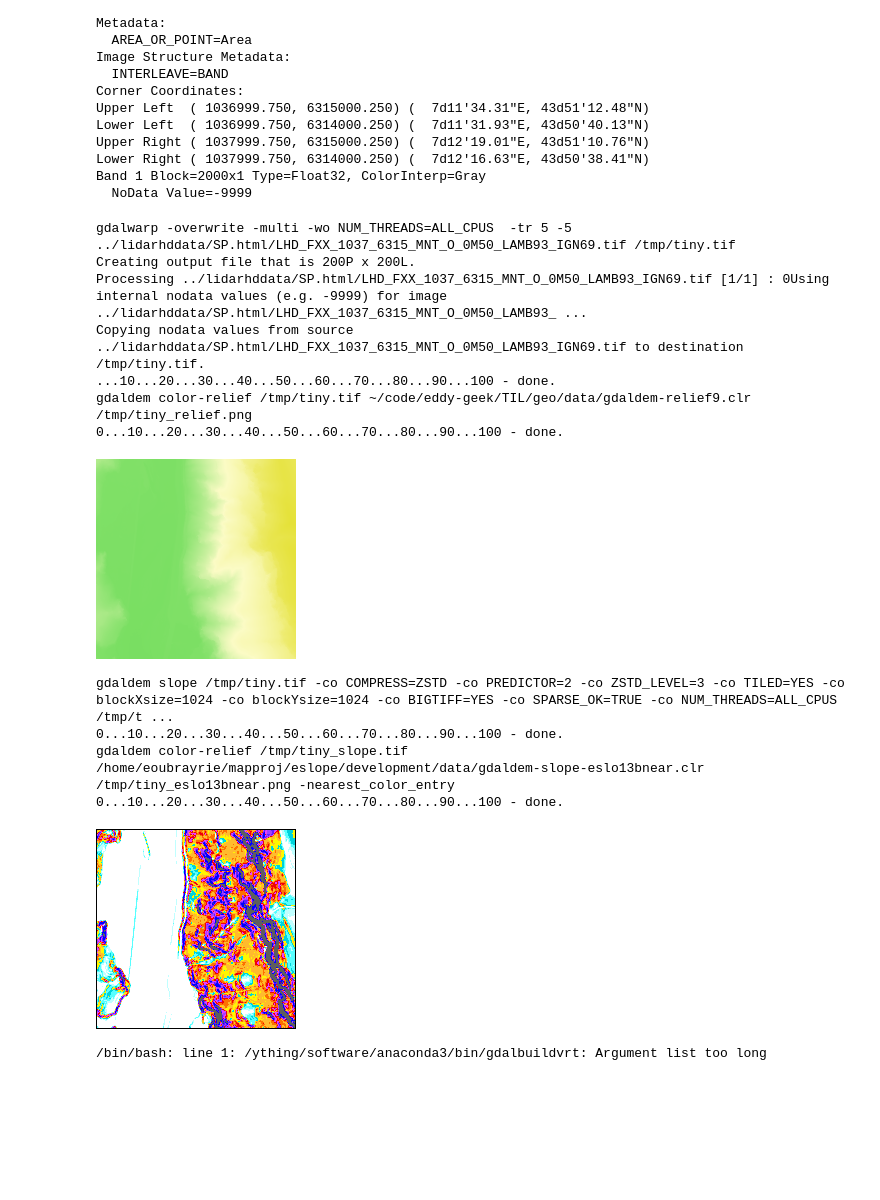
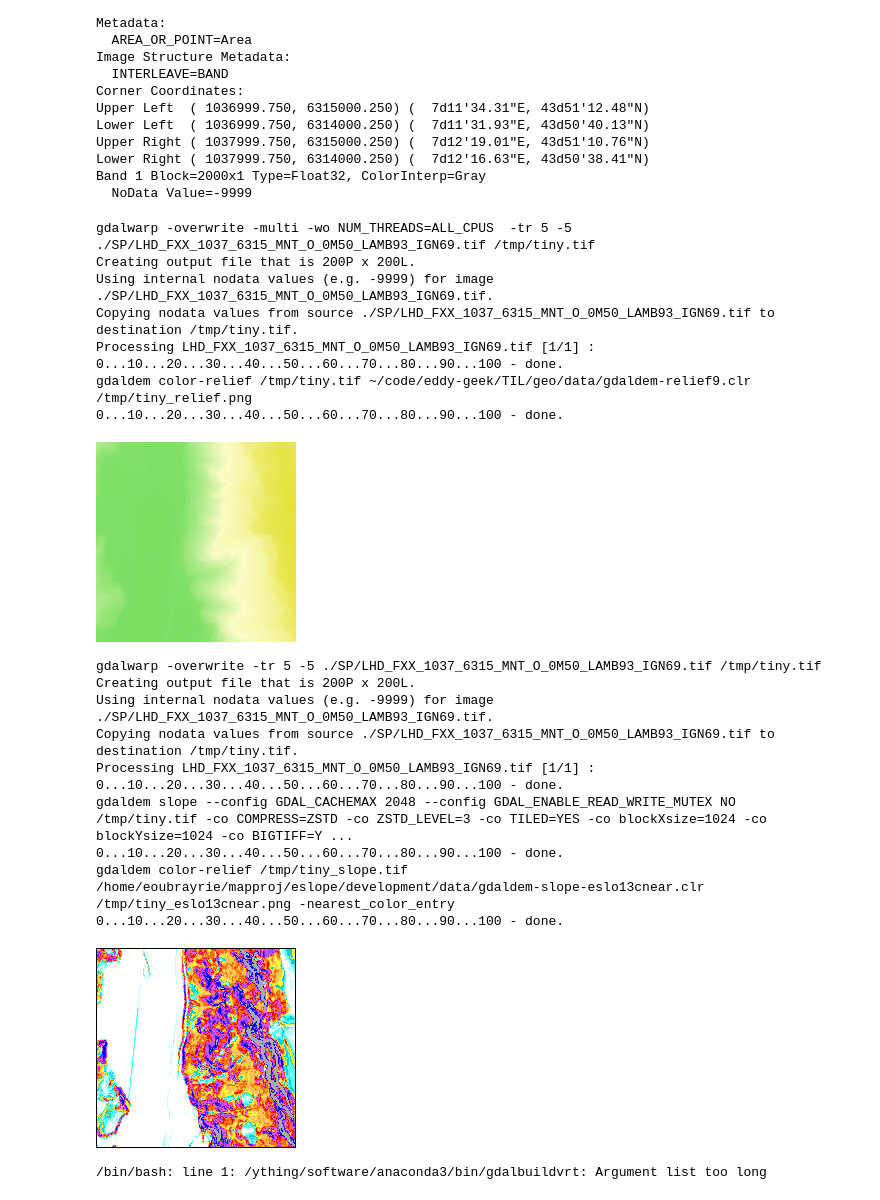
Before and after one commit to eslopemap/eslope, a Jupyter notebook: development/Western-Alps-dwn-lidarhd-aosta-piemont.ipynb, the cells around one changed output. Cells and saved outputs as stored; diff of their text form; code cells hidden in the pictures; blank space fills up the shorter version.

Commit message:
nit: lidarhd, norway tweaks

```diff
--- a/development/Western-Alps-dwn-lidarhd-aosta-piemont.ipynb
+++ b/development/Western-Alps-dwn-lidarhd-aosta-piemont.ipynb
@@ -198,22 +217,27 @@ Lower Right ( 1037999.750, 6314000.250) (  7d12'16.63"E, 43d50'38.41"N)
 Band 1 Block=2000x1 Type=Float32, ColorInterp=Gray
   NoData Value=-9999
 # %%
-Image(S.relief_tiny('../lidarhddata/SP/LHD_FXX_1037_6315_MNT_O_0M50_LAMB93_IGN69.tif', res=5))
+Image(S.relief_tiny('./SP/LHD_FXX_1037_6315_MNT_O_0M50_LAMB93_IGN69.tif', res=5))
 # %% [output]
-gdalwarp -overwrite -multi -wo NUM_THREADS=ALL_CPUS  -tr 5 -5 ../lidarhddata/SP.html/LHD_FXX_1037_6315_MNT_O_0M50_LAMB93_IGN69.tif /tmp/tiny.tif
+gdalwarp -overwrite -multi -wo NUM_THREADS=ALL_CPUS  -tr 5 -5 ./SP/LHD_FXX_1037_6315_MNT_O_0M50_LAMB93_IGN69.tif /tmp/tiny.tif
 Creating output file that is 200P x 200L.
-Processing ../lidarhddata/SP.html/LHD_FXX_1037_6315_MNT_O_0M50_LAMB93_IGN69.tif [1/1] : 0Using internal nodata values (e.g. -9999) for image ../lidarhddata/SP.html/LHD_FXX_1037_6315_MNT_O_0M50_LAMB93_ ...
-Copying nodata values from source ../lidarhddata/SP.html/LHD_FXX_1037_6315_MNT_O_0M50_LAMB93_IGN69.tif to destination /tmp/tiny.tif.
-...10...20...30...40...50...60...70...80...90...100 - done.
+Using internal nodata values (e.g. -9999) for image ./SP/LHD_FXX_1037_6315_MNT_O_0M50_LAMB93_IGN69.tif.
+Copying nodata values from source ./SP/LHD_FXX_1037_6315_MNT_O_0M50_LAMB93_IGN69.tif to destination /tmp/tiny.tif.
+Processing LHD_FXX_1037_6315_MNT_O_0M50_LAMB93_IGN69.tif [1/1] : 0...10...20...30...40...50...60...70...80...90...100 - done.
 gdaldem color-relief /tmp/tiny.tif ~/code/eddy-geek/TIL/geo/data/gdaldem-relief9.clr /tmp/tiny_relief.png
 0...10...20...30...40...50...60...70...80...90...100 - done.
 [figure]
 # %%
-Image(S.eslo_tiny('../lidarhddata/SP.html/LHD_FXX_1037_6315_MNT_O_0M50_LAMB93_IGN69.tif', res=5))
+Image(S.eslo_tiny('./SP/LHD_FXX_1037_6315_MNT_O_0M50_LAMB93_IGN69.tif', res=5))
 # %% [output]
-gdaldem slope /tmp/tiny.tif -co COMPRESS=ZSTD -co PREDICTOR=2 -co ZSTD_LEVEL=3 -co TILED=YES -co blockXsize=1024 -co blockYsize=1024 -co BIGTIFF=YES -co SPARSE_OK=TRUE -co NUM_THREADS=ALL_CPUS  /tmp/t ...
+gdalwarp -overwrite -tr 5 -5 ./SP/LHD_FXX_1037_6315_MNT_O_0M50_LAMB93_IGN69.tif /tmp/tiny.tif
+Creating output file that is 200P x 200L.
+Using internal nodata values (e.g. -9999) for image ./SP/LHD_FXX_1037_6315_MNT_O_0M50_LAMB93_IGN69.tif.
+Copying nodata values from source ./SP/LHD_FXX_1037_6315_MNT_O_0M50_LAMB93_IGN69.tif to destination /tmp/tiny.tif.
+Processing LHD_FXX_1037_6315_MNT_O_0M50_LAMB93_IGN69.tif [1/1] : 0...10...20...30...40...50...60...70...80...90...100 - done.
+gdaldem slope --config GDAL_CACHEMAX 2048 --config GDAL_ENABLE_READ_WRITE_MUTEX NO  /tmp/tiny.tif -co COMPRESS=ZSTD -co ZSTD_LEVEL=3 -co TILED=YES -co blockXsize=1024 -co blockYsize=1024 -co BIGTIFF=Y ...
 0...10...20...30...40...50...60...70...80...90...100 - done.
-gdaldem color-relief /tmp/tiny_slope.tif /home/eoubrayrie/mapproj/eslope/development/data/gdaldem-slope-eslo13bnear.clr /tmp/tiny_eslo13bnear.png -nearest_color_entry
+gdaldem color-relief /tmp/tiny_slope.tif /home/eoubrayrie/mapproj/eslope/development/data/gdaldem-slope-eslo13cnear.clr /tmp/tiny_eslo13cnear.png -nearest_color_entry
 0...10...20...30...40...50...60...70...80...90...100 - done.
-[figure, old version]
+[figure, new version]
 # %%
```
Also changed, not shown: parts of 22 cells of this notebook, 4 other files.
